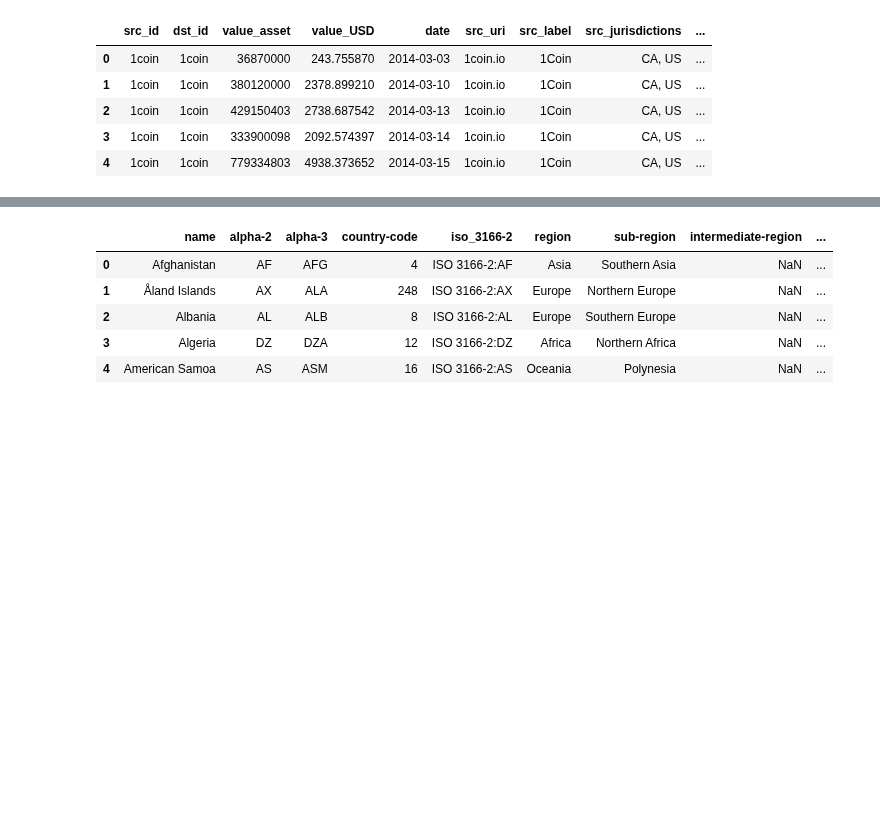
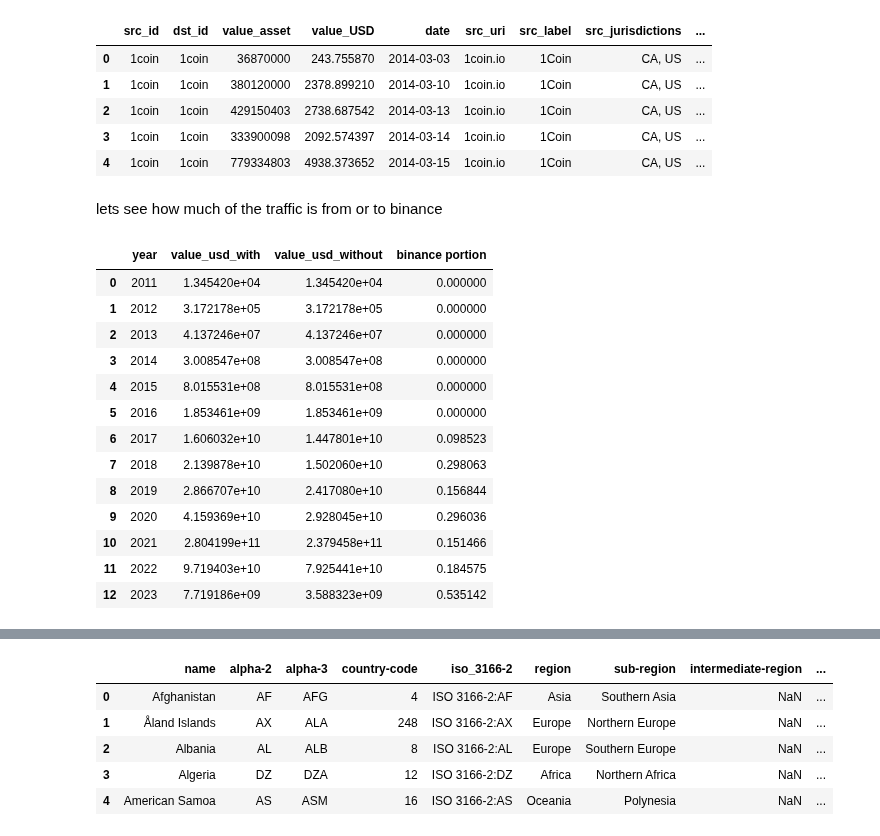
Before and after one commit to FlowDrucka64/MoneyFlow, a Jupyter notebook: data_exploration.ipynb, the cells around one changed output, grey strips where cells are left out. Saved outputs shown, nothing was run; the diff lists cells and outputs as text; code cells hidden in the pictures; blank space fills up the shorter version.

```diff
--- a/data_exploration.ipynb
+++ b/data_exploration.ipynb
@@ -113,6 +139,36 @@ Flows after merging actor data 1904481
 # %%
 # Types
 merged_df['date'] = pd.to_datetime(merged_df['date'])
+# %% [markdown]
+lets see how much of the traffic is from or to binance
+# %%
+# calc overall traffic per year
+
+yearly = merged_df.groupby(["year"])["value_USD"].sum().reset_index()
+yearly.rename(columns={"value_USD":"value_usd_with"},inplace=True)
+
+yearly_without_binance = merged_df[merged_df["src_label"].str.contains("inance") == False]
+yearly_without_binance = yearly_without_binance[yearly_without_binance["dst_label"].str.contains("inance") == False]
+
+yearly["value_usd_without"] = yearly_without_binance.groupby(["year"])["value_USD"].sum().reset_index()["value_USD"]
+yearly["binance portion"] = 1-(yearly["value_usd_without"]/yearly["value_usd_with"])
+
+display(yearly)
+# %% [output]
+|  | year | value_usd_with | value_usd_without | binance portion |
+| 0 | 2011 | 1.345420e+04 | 1.345420e+04 | 0.000000 |
+| 1 | 2012 | 3.172178e+05 | 3.172178e+05 | 0.000000 |
+| 2 | 2013 | 4.137246e+07 | 4.137246e+07 | 0.000000 |
+| 3 | 2014 | 3.008547e+08 | 3.008547e+08 | 0.000000 |
+| 4 | 2015 | 8.015531e+08 | 8.015531e+08 | 0.000000 |
+| 5 | 2016 | 1.853461e+09 | 1.853461e+09 | 0.000000 |
+| 6 | 2017 | 1.606032e+10 | 1.447801e+10 | 0.098523 |
+| 7 | 2018 | 2.139878e+10 | 1.502060e+10 | 0.298063 |
+| 8 | 2019 | 2.866707e+10 | 2.417080e+10 | 0.156844 |
+| 9 | 2020 | 4.159369e+10 | 2.928045e+10 | 0.296036 |
+| 10 | 2021 | 2.804199e+11 | 2.379458e+11 | 0.151466 |
+| 11 | 2022 | 9.719403e+10 | 7.925441e+10 | 0.184575 |
+| 12 | 2023 | 7.719186e+09 | 3.588323e+09 | 0.535142 |
 # %%
 # Create list for jurisdictions
 merged_df = merged_df.assign(src_jurisdictions=merged_df.src_jurisdictions.str.split(','))
```
Also changed, not shown: parts of 15 cells of this notebook, 1 other file.
